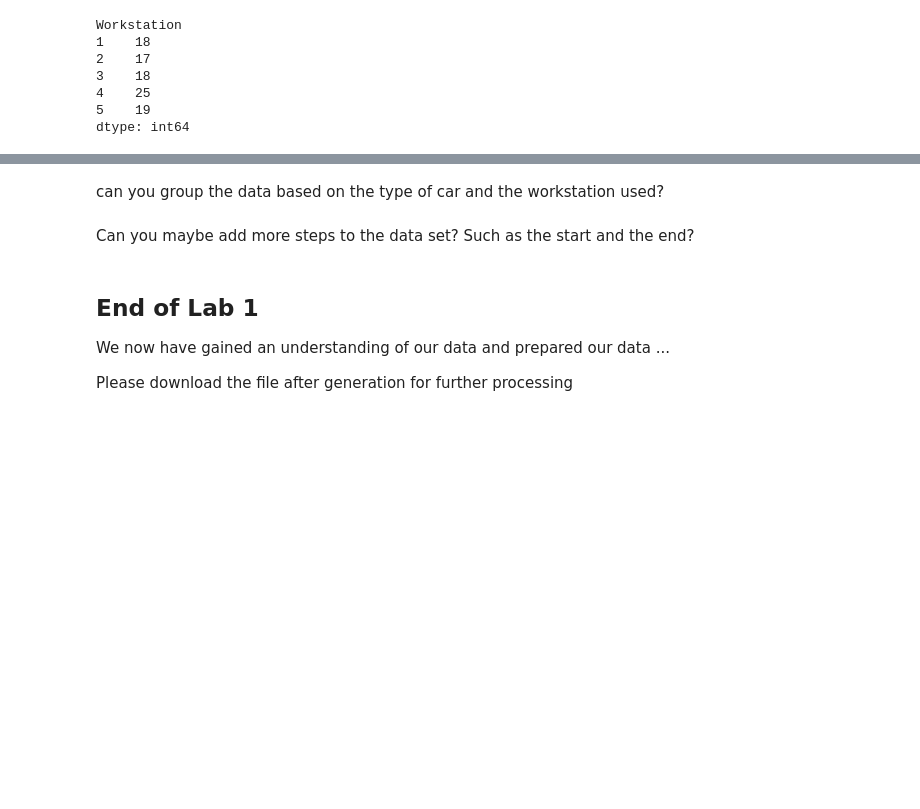
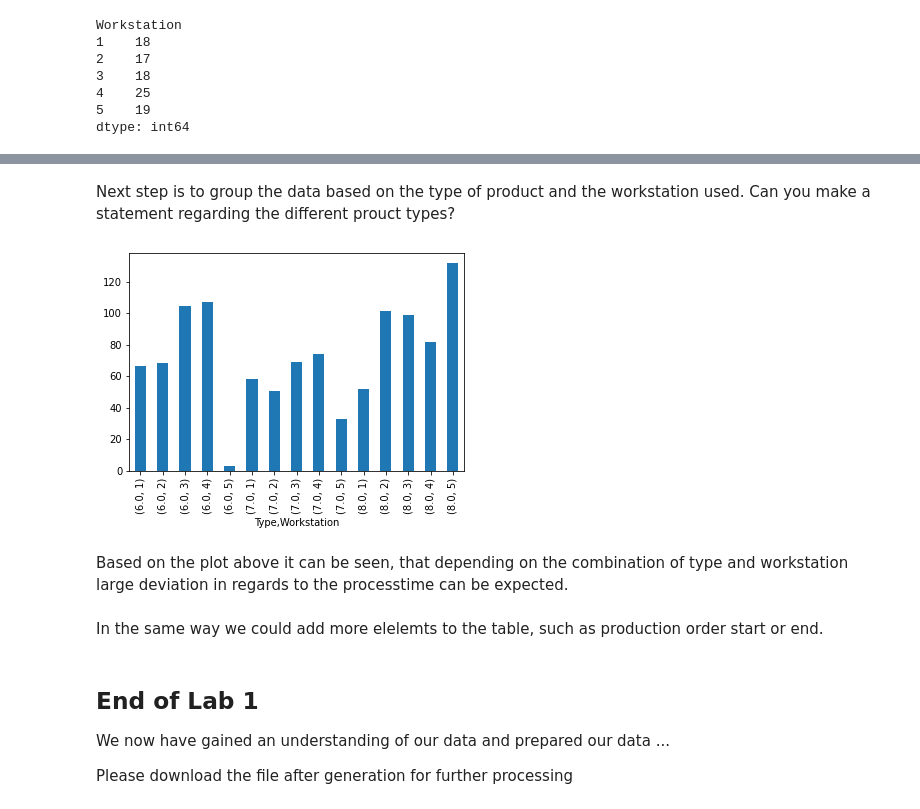
Before and after one commit to ThomasGVoss/LearningFactory, a Jupyter notebook: Lab_Data_Prep_with_Pandas.ipynb, the cells around one changed output, grey strips where cells are left out. Cells and saved outputs as stored; diff of their text form; code cells hidden in the pictures; blank space fills up the shorter version.

```diff
--- a/Lab_Data_Prep_with_Pandas.ipynb
+++ b/Lab_Data_Prep_with_Pandas.ipynb
@@ -271,0 +342,12 @@ Using the data can you match the ProcessID with a variant?
+# %%
+col = ['RoundId','Type','Start','End','??','BoxId']
+data_prod = pd.read_csv('/content/produktionsauftrag.csv', header=None, names=col, index_col=0 , sep=',',on_bad_lines='skip')
+
+# here comes some domain knowledge, the Primary Key of the produktionorder table is the ProcessID which is incremented when ever a new order is generated.
+
+data_prod = data_prod.loc[data_prod['RoundId'] == 216]
+data_prod = data_prod.dropna()
+data_prod = data_prod.drop(columns=['??','Start','End','BoxId','RoundId'])
+
+data_prod.index.name = 'ProcessID'
+data_prod
@@ -271,0 +394,3 @@ Using the data can you match the ProcessID with a variant?
+# %%
+result = pd.merge(data_proc, data_prod, how="left", on=['ProcessID'])
+result
@@ -272,4 +411,2 @@ Using the data can you match the ProcessID with a variant?
 # %% [markdown]
-can you group the data based on the type of car and the workstation used?
+Next step is to group the data based on the type of product and the workstation used. Can you make a statement regarding the different prouct types?
-# %% [markdown]
-Can you maybe add more steps to the data set? Such as the start and the end?
@@ -279,3 +413,12 @@ Can you maybe add more steps to the data set? Such as the start and the end?
+# %%
+# Plot the mean value of the processing time based on work station
+res_plot = result.groupby(['Type','Workstation'])['Seconds'].mean().plot.bar()
+# %% [output]
+[figure, added]
+# %% [markdown]
+Based on the plot above it can be seen, that depending on the combination of type and workstation large deviation in regards to the processtime can be expected.
+# %% [markdown]
+In the same way we could add more elelemts to the table, such as production order start or end.
 # %% [markdown]
 
 ## End of Lab 1
```
Also changed, not shown: parts of 45 cells of this notebook.
